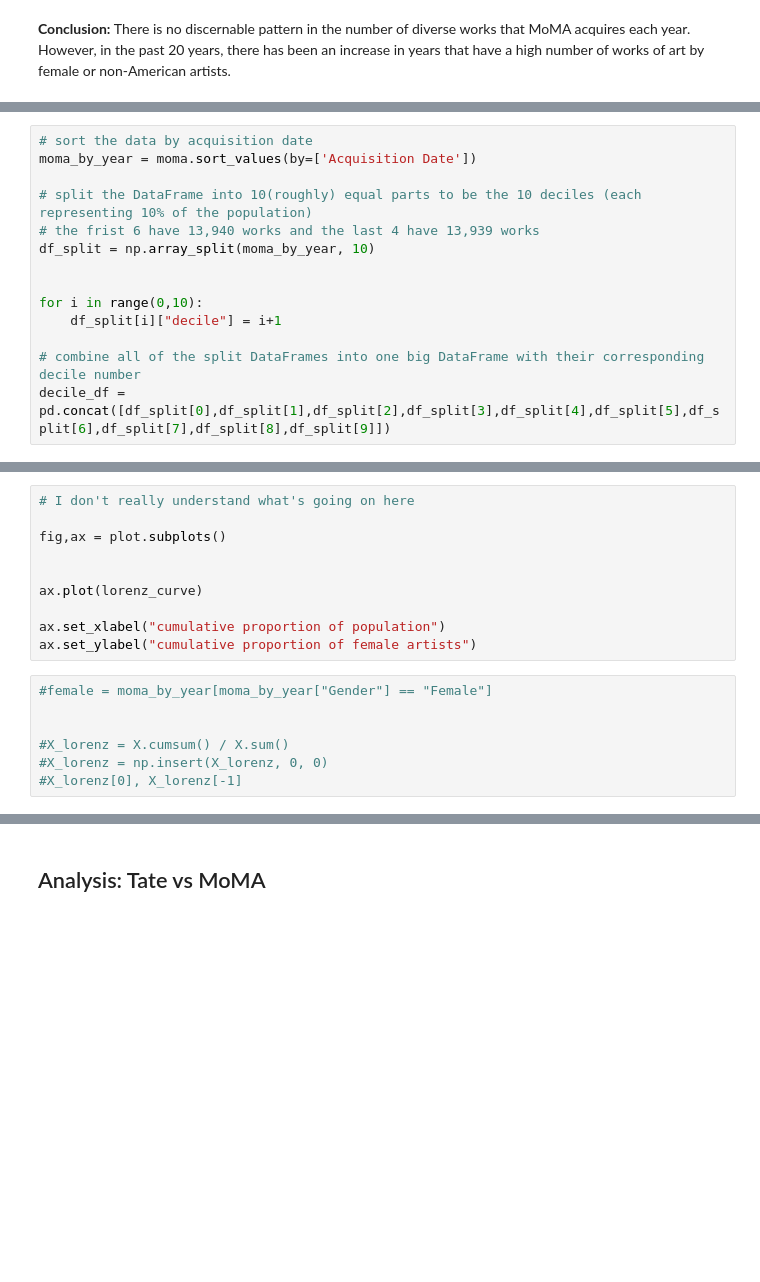
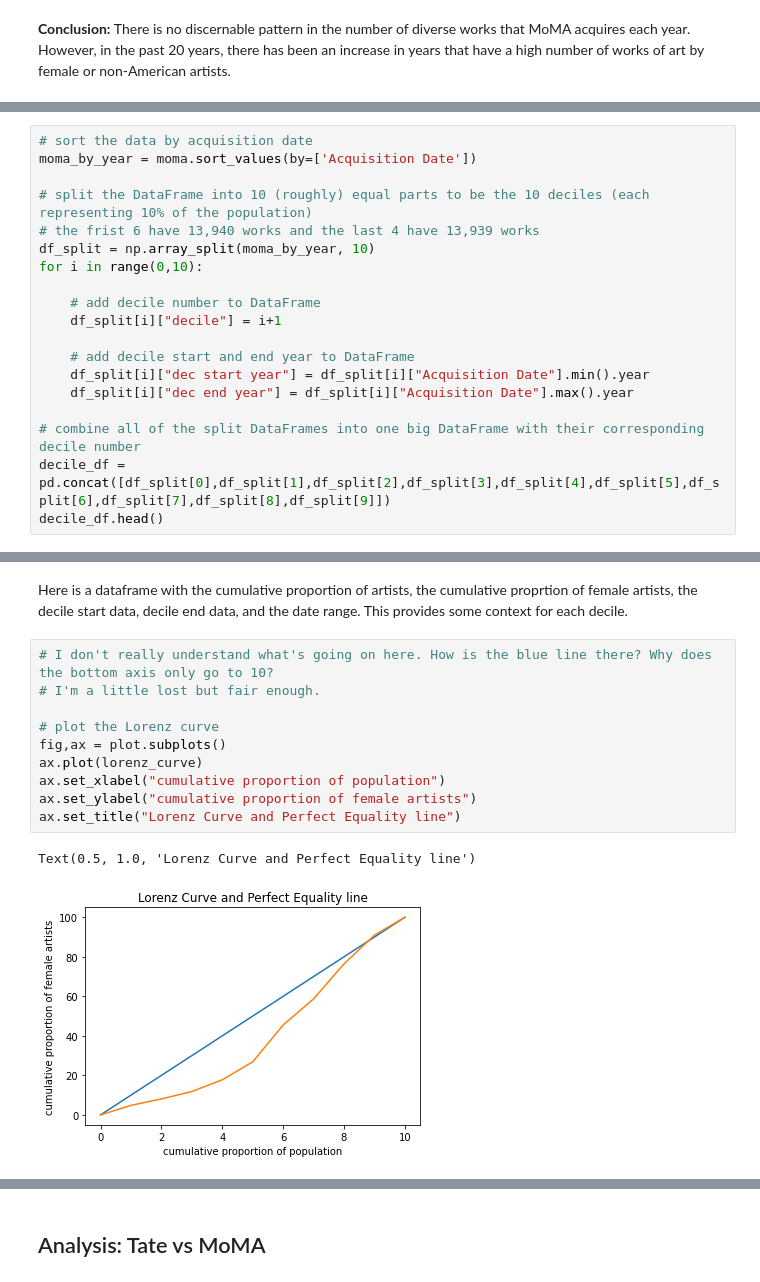
Before and after one commit to emily-oconnell/diversity-in-art-museums, a Jupyter notebook: worknotebook.ipynb, the cells around one changed output, grey strips where cells are left out. Saved outputs shown, nothing was run; the diff lists cells and outputs as text; blank space fills up the shorter version.

```diff
--- a/worknotebook.ipynb
+++ b/worknotebook.ipynb
@@ -361,13 +374,18 @@ I'm gonna write some stuff explaining it here. I think the Lorenz Curve is done
 # sort the data by acquisition date
 moma_by_year = moma.sort_values(by=['Acquisition Date'])
 
-# split the DataFrame into 10(roughly) equal parts to be the 10 deciles (each representing 10% of the population)
+# split the DataFrame into 10 (roughly) equal parts to be the 10 deciles (each representing 10% of the population)
 # the frist 6 have 13,940 works and the last 4 have 13,939 works
 df_split = np.array_split(moma_by_year, 10)
+for i in range(0,10):
 
+    # add decile number to DataFrame
+    df_split[i]["decile"] = i+1
 
-for i in range(0,10):
-    df_split[i]["decile"] = i+1
+    # add decile start and end year to DataFrame
+    df_split[i]["dec start year"] = df_split[i]["Acquisition Date"].min().year
+    df_split[i]["dec end year"] = df_split[i]["Acquisition Date"].max().year
 
 # combine all of the split DataFrames into one big DataFrame with their corresponding decile number
 decile_df = pd.concat([df_split[0],df_split[1],df_split[2],df_split[3],df_split[4],df_split[5],df_split[6],df_split[7],df_split[8],df_split[9]])
+decile_df.head()
@@ -420,17 +470,15 @@ lorenz_curve
+# %% [markdown]
+Here is a dataframe with the cumulative proportion of artists, the cumulative proprtion of female artists, the decile start data, decile end data, and the date range. This provides some context for each decile.
 # %%
-# I don't really understand what's going on here
+# I don't really understand what's going on here. How is the blue line there? Why does the bottom axis only go to 10?
+# I'm a little lost but fair enough.
 
+# plot the Lorenz curve
 fig,ax = plot.subplots()
-
-
 ax.plot(lorenz_curve)
-
 ax.set_xlabel("cumulative proportion of population")
 ax.set_ylabel("cumulative proportion of female artists")
+ax.set_title("Lorenz Curve and Perfect Equality line")
+# %% [output]
+Text(0.5, 1.0, 'Lorenz Curve and Perfect Equality line')
+[figure, added]
-# %%
-#female = moma_by_year[moma_by_year["Gender"] == "Female"]
-
-
-#X_lorenz = X.cumsum() / X.sum()
-#X_lorenz = np.insert(X_lorenz, 0, 0)
-#X_lorenz[0], X_lorenz[-1]
```
Also changed, not shown: parts of 31 cells of this notebook.
